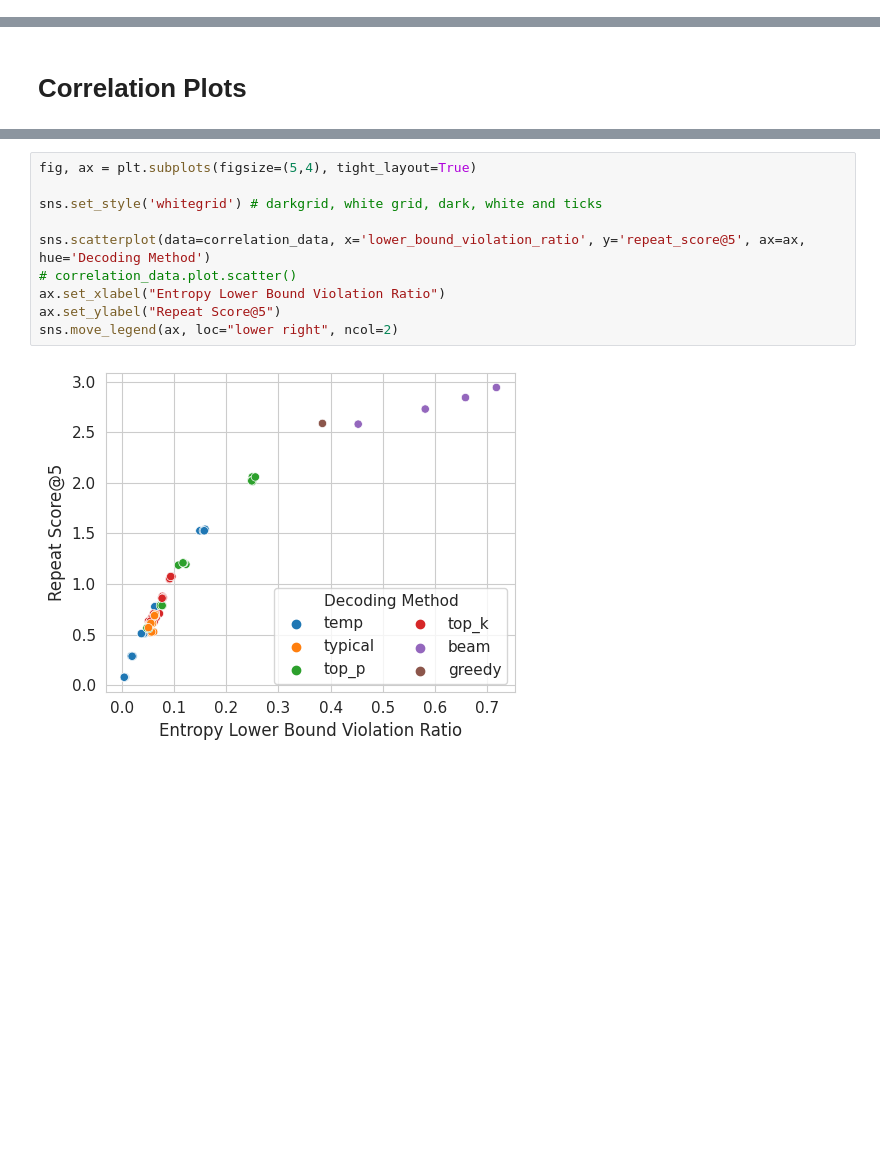
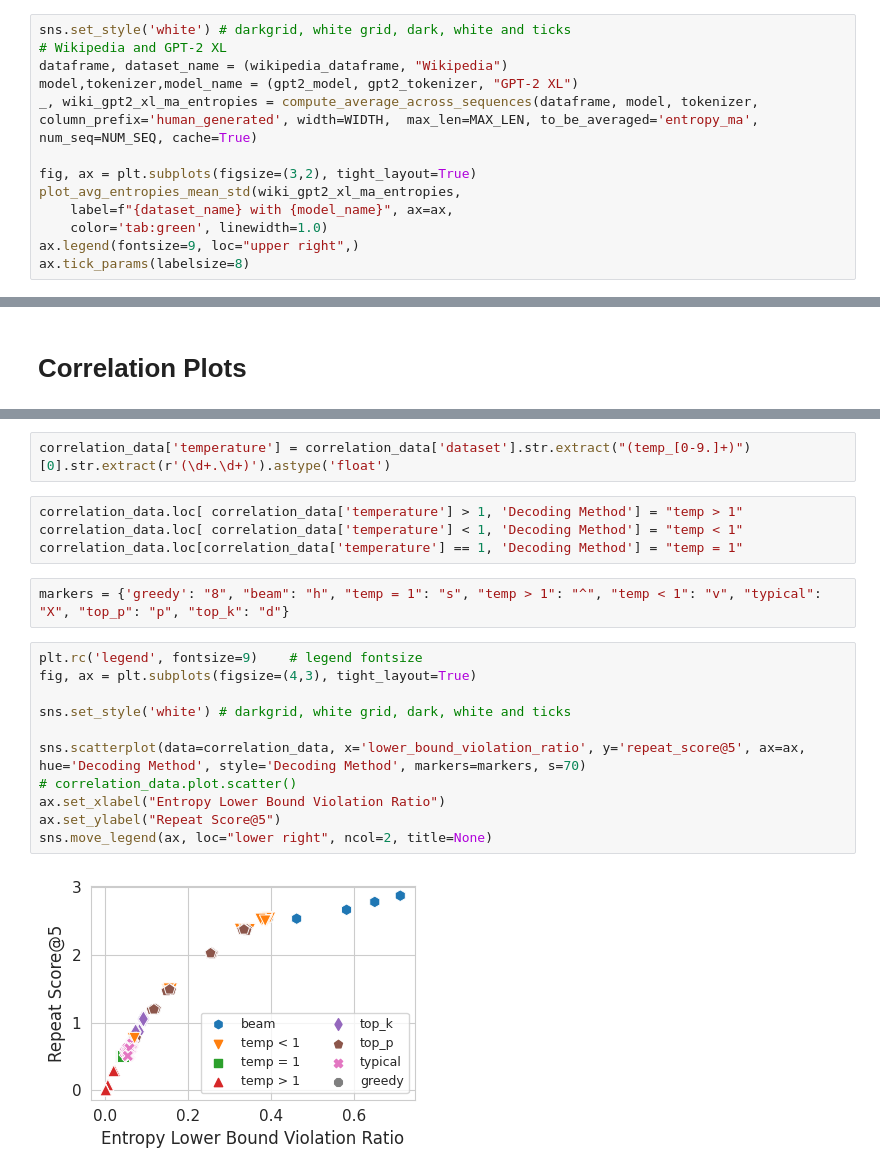
Before and after one commit to kushalarora/stable_entropy_hypothesis, a Jupyter notebook: stable_entropy_analysis/stable_entropy_analysis.ipynb, the cells around one changed output, grey strips where cells are left out. Saved outputs shown, nothing was run; the diff lists cells and outputs as text; blank space fills up the shorter version.

Commit message:
stable entropy analysis code and scripts for entropy_aware_search folder.

```diff
--- a/stable_entropy_analysis/stable_entropy_analysis.ipynb
+++ b/stable_entropy_analysis/stable_entropy_analysis.ipynb
@@ -106,3 +107,16 @@ wikipedia_dataframe = pd.read_json(wikipedia_text_completion, lines=True)
 writing_prompt_dataframe = pd.read_json(writing_prompt_completion, lines=True)
 cc_news_dataframe = pd.read_json(cc_news, lines=True)
 pg19_dataframe = pd.read_json(pg19_completion, lines=True)
+# %%
+sns.set_style('white') # darkgrid, white grid, dark, white and ticks
+# Wikipedia and GPT-2 XL
+dataframe, dataset_name = (wikipedia_dataframe, "Wikipedia")
+model,tokenizer,model_name = (gpt2_model, gpt2_tokenizer, "GPT-2 XL")
+_, wiki_gpt2_xl_ma_entropies = compute_average_across_sequences(dataframe, model, tokenizer, column_prefix='human_generated', width=WIDTH,  max_len=MAX_LEN, to_be_averaged='entropy_ma', num_seq=NUM_SEQ, cache=True)
+
+fig, ax = plt.subplots(figsize=(3,2), tight_layout=True)
+plot_avg_entropies_mean_std(wiki_gpt2_xl_ma_entropies,
+    label=f"{dataset_name} with {model_name}", ax=ax,
+    color='tab:green', linewidth=1.0)
+ax.legend(fontsize=9, loc="upper right",)
+ax.tick_params(labelsize=8)
@@ -407,13 +446,22 @@ correlation_data
+# %%
+correlation_data['temperature'] = correlation_data['dataset'].str.extract("(temp_[0-9.]+)")[0].str.extract(r'(\d+.\d+)').astype('float')
+# %%
+correlation_data.loc[ correlation_data['temperature'] > 1, 'Decoding Method'] = "temp > 1"
+correlation_data.loc[ correlation_data['temperature'] < 1, 'Decoding Method'] = "temp < 1"
+correlation_data.loc[correlation_data['temperature'] == 1, 'Decoding Method'] = "temp = 1"
+# %%
+markers = {'greedy': "8", "beam": "h", "temp = 1": "s", "temp > 1": "^", "temp < 1": "v", "typical": "X", "top_p": "p", "top_k": "d"}
 # %%
-fig, ax = plt.subplots(figsize=(5,4), tight_layout=True)
+plt.rc('legend', fontsize=9)    # legend fontsize
+fig, ax = plt.subplots(figsize=(4,3), tight_layout=True)
 
-sns.set_style('whitegrid') # darkgrid, white grid, dark, white and ticks
+sns.set_style('white') # darkgrid, white grid, dark, white and ticks
 
-sns.scatterplot(data=correlation_data, x='lower_bound_violation_ratio', y='repeat_score@5', ax=ax, hue='Decoding Method')
+sns.scatterplot(data=correlation_data, x='lower_bound_violation_ratio', y='repeat_score@5', ax=ax, hue='Decoding Method', style='Decoding Method', markers=markers, s=70)
 # correlation_data.plot.scatter()
 ax.set_xlabel("Entropy Lower Bound Violation Ratio")
 ax.set_ylabel("Repeat Score@5")
-sns.move_legend(ax, loc="lower right", ncol=2)
+sns.move_legend(ax, loc="lower right", ncol=2, title=None)
 # %% [output]
-[figure, old version]
+[figure, new version]
 # %%
```
Also changed, not shown: parts of 44 cells of this notebook, 3 other files.
